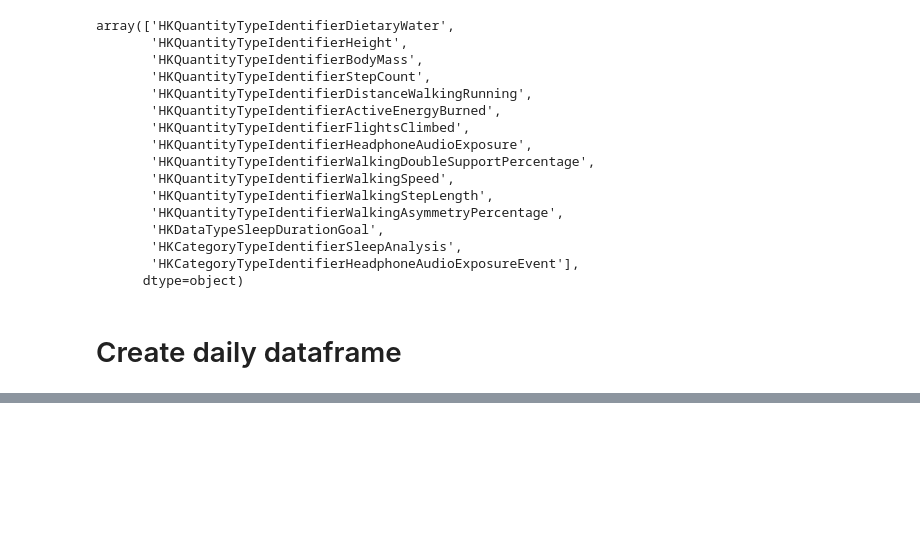
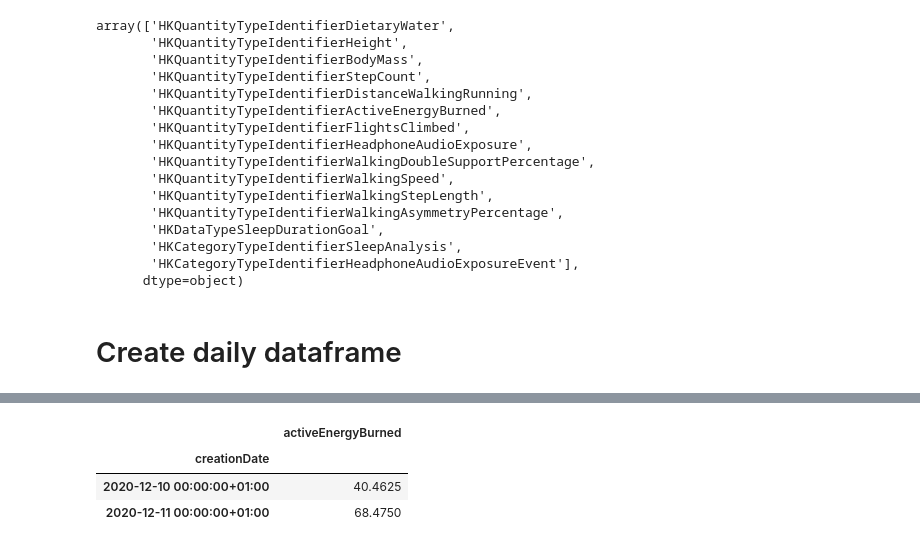
Before and after one commit to JaEuMa/AnalyzeAppleHealth, a Jupyter notebook: apfelgesundheit.ipynb, the cells around one changed output, grey strips where cells are left out. Saved outputs shown, nothing was run; the diff lists cells and outputs as text; code cells hidden in the pictures; blank space fills up the shorter version.

```diff
--- a/apfelgesundheit.ipynb
+++ b/apfelgesundheit.ipynb
@@ -82,7 +82,7 @@ dfSteps = dfSteps.groupby('creationDate').sum()
 # sum up over day
 dfSteps = dfSteps.resample('D').sum()
 
-print(dfSteps)
+dfSteps = dfSteps.rename(columns={"value": "steps"} , errors="raise")
 
 ### Water ###
 
@@ -102,4 +102,71 @@ dfWater = dfWater.groupby('creationDate').sum()
 
 # sum up over day
 dfWater = dfWater.resample('D').sum()
+
+dfWater = dfWater.rename(columns={"value": "waterVolume"} , errors="raise")
+
+### Walking speed ###
+
+# make dataframe with steps
+dfWalkingSpeed = df[df['type'] == 'HKQuantityTypeIdentifierWalkingSpeed']
+
+
+# convert to numeric value
+dfWalkingSpeed.loc[:, 'value'] = pd.to_numeric(
+    dfWalkingSpeed.loc[:, 'value'])
+
+# limit the devices in case of multiple devices
+#df = df[df['@sourceName'] == 'iPhone XS']
+
+#group by date
+dfWalkingSpeed = dfWalkingSpeed.groupby('creationDate').mean()
+
+# sum up over day
+dfWalkingSpeed = dfWalkingSpeed.resample('D').mean()
+
+dfWalkingSpeed = dfWalkingSpeed.rename(columns={"value": "walkingSpeed"} , errors="raise")
+
+### Step Length ###
+
+# make dataframe with steps
+dfStepLength = df[df['type'] == 'HKQuantityTypeIdentifierWalkingStepLength']
+
+
+# convert to numeric value
+dfStepLength.loc[:, 'value'] = pd.to_numeric(
+    dfStepLength.loc[:, 'value'])
+
+# limit the devices in case of multiple devices
+#df = df[df['@sourceName'] == 'iPhone XS']
+
+#group by date
+dfStepLength = dfStepLength.groupby('creationDate').mean()
+
+# sum up over day
+dfStepLength = dfStepLength.resample('D').mean()
+
+dfStepLength = dfStepLength.rename(columns={"value": "stepLength"} , errors="raise")
+
+### Active Energy Burned ###
+
+# make dataframe with steps
+dfActiveEnergyBurned = df[df['type'] == 'HKQuantityTypeIdentifierActiveEnergyBurned']
+
+
+# convert to numeric value
+dfActiveEnergyBurned.loc[:, 'value'] = pd.to_numeric(
+    dfActiveEnergyBurned.loc[:, 'value'])
+
+# limit the devices in case of multiple devices
+#df = df[df['@sourceName'] == 'iPhone XS']
+
+#group by date
+dfActiveEnergyBurned = dfActiveEnergyBurned.groupby('creationDate').sum()
+
+# sum up over day
+dfActiveEnergyBurned = dfActiveEnergyBurned.resample('D').sum()
+
+dfActiveEnergyBurned = dfActiveEnergyBurned.rename(columns={"value": "activeEnergyBurned"} , errors="raise")
+
+dfActiveEnergyBurned
 # %% [output]
@@ -121,2 +173,6 @@ creationDate
+|  | activeEnergyBurned |
+| creationDate |  |
+| 2020-12-10 00:00:00+01:00 | 40.4625 |
+| 2020-12-11 00:00:00+01:00 | 68.4750 |
 # %%
 
```
Also changed, not shown: parts of 4 cells of this notebook, 1 other file.
